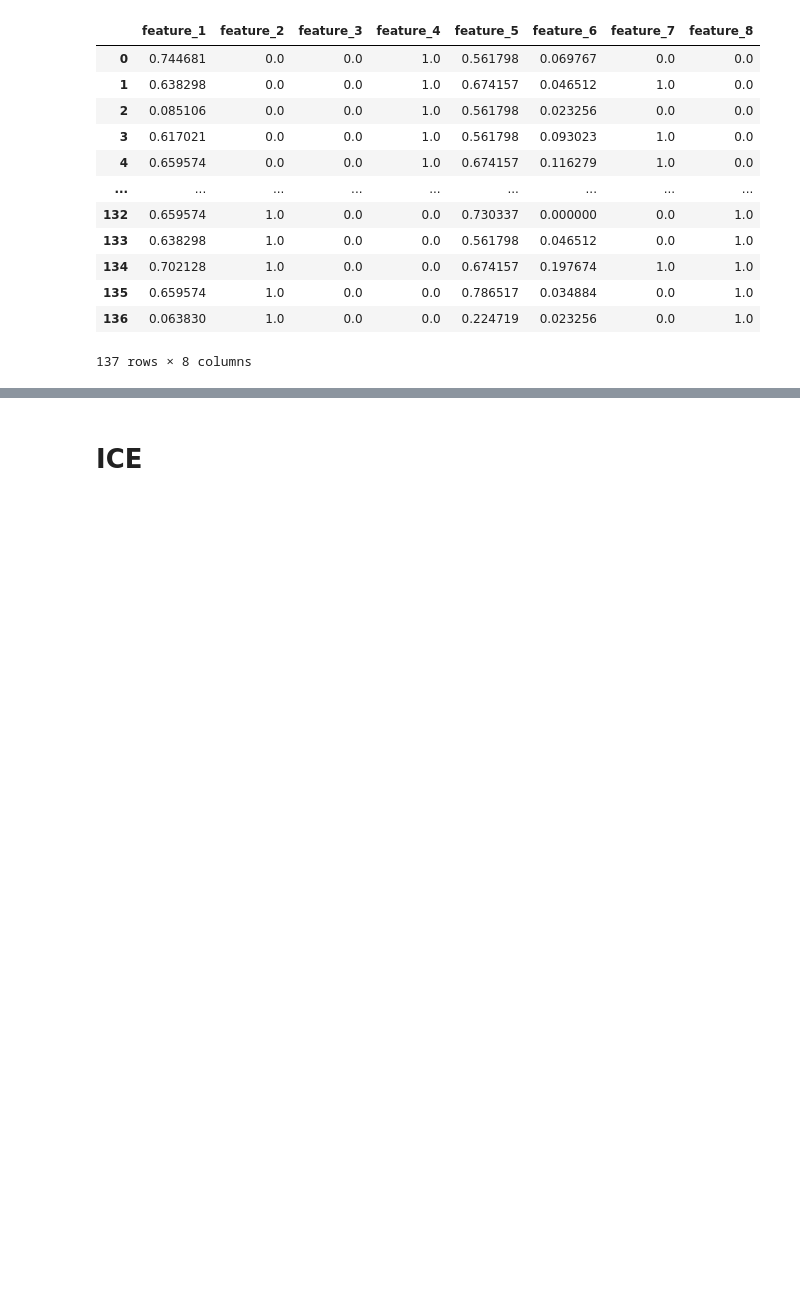
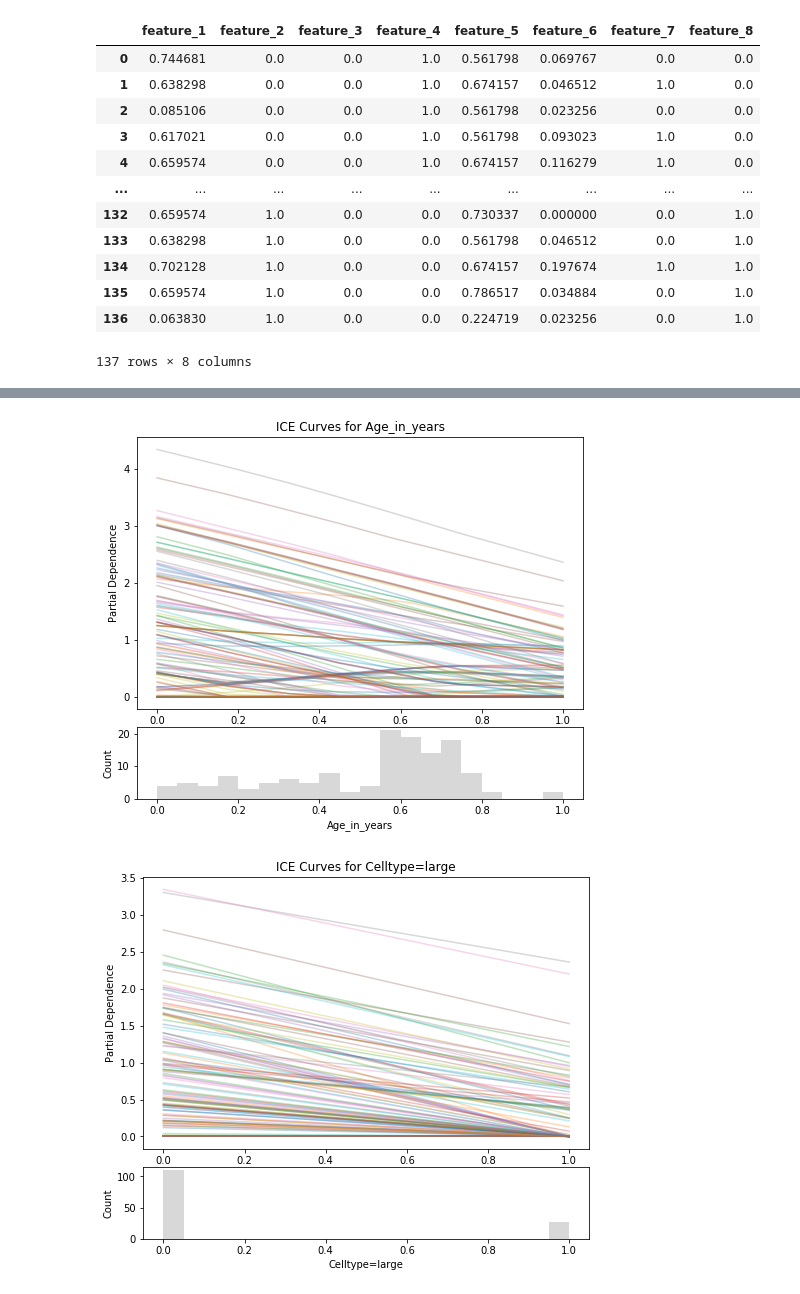
Before and after one commit to hyeok-jong/SNU_surv, a Jupyter notebook: deepsurv.ipynb, the cells around one changed output, grey strips where cells are left out. Drawn from its saved outputs; the diff is of its cells as text; code cells hidden in the pictures; blank space fills up the shorter version.

```diff
--- a/deepsurv.ipynb
+++ b/deepsurv.ipynb
@@ -418,2 +388,39 @@ for i, feature in enumerate(feature_names, 1):
-# %% [markdown]
-# ICE
+# %%
+import numpy as np
+
+def plot_ice(ice_data, feature_name, data, j):
+    fig, ax1 = plt.subplots(figsize=(8, 5))
+
+    ice_lines_array = ice_data.ice_lines.to_numpy()
+
+    for i in range(ice_lines_array.shape[0]):
+        ax1.plot(ice_data.feature_grids, ice_lines_array[i, :], alpha=0.3)
+
+    ax1.set_xlabel(feature_name)
+    ax1.set_ylabel('Partial Dependence')
+    ax1.set_title(f'ICE Curves for {cols[j]}')
+
+    # Add a histogram of the feature values below the ICE plot
+    ax2 = fig.add_axes([ax1.get_position().x0, ax1.get_position().y0 - 0.25,
+                        ax1.get_position().width, 0.2])
+    ax2.hist(data[feature_name], bins=20, alpha=0.3, color='gray')
+    ax2.set_xlabel(cols[j])
+    ax2.set_ylabel('Count')
+
+    plt.show()
+
+# Choose the feature you want to plot
+for j, selected_feature in enumerate(feature_names):
+    # Generate the ICE data for the selected feature
+    ice_feature = pdp_isolate(
+        model=wrapped_model,
+        dataset=surv_XDF,
+        model_features=feature_names,
+        feature=selected_feature
+    )
+
+    # Plot the ICE curves with the feature distribution
+    plot_ice(ice_feature, selected_feature, surv_XDF, j)
+# %% [output]
+[figure, added]
+[figure, added]
```
Also changed, not shown: parts of 13 cells of this notebook, 2 other files.
